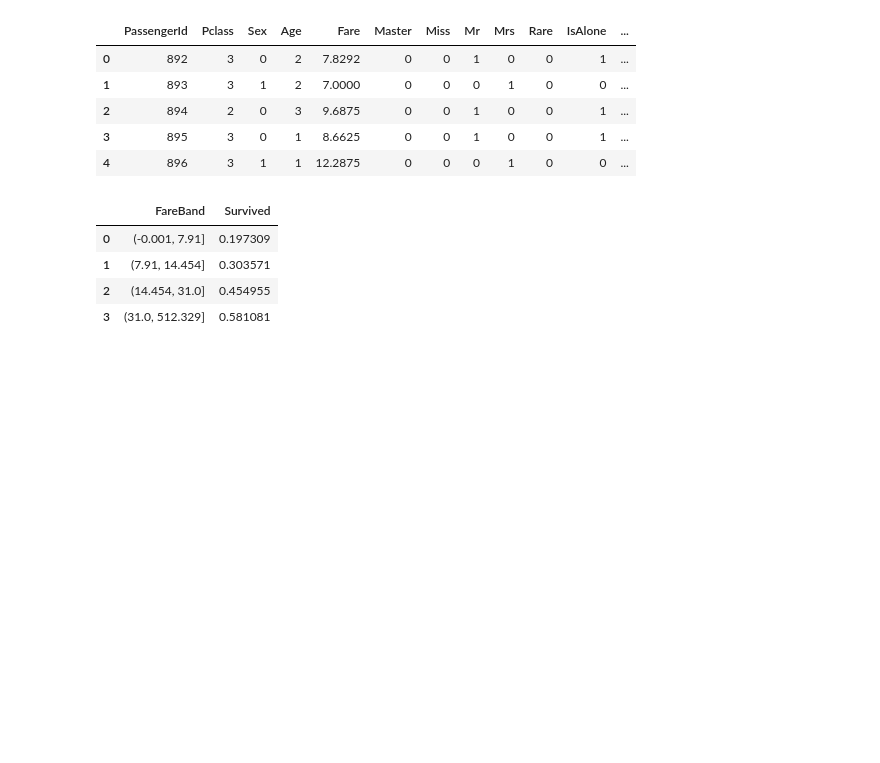
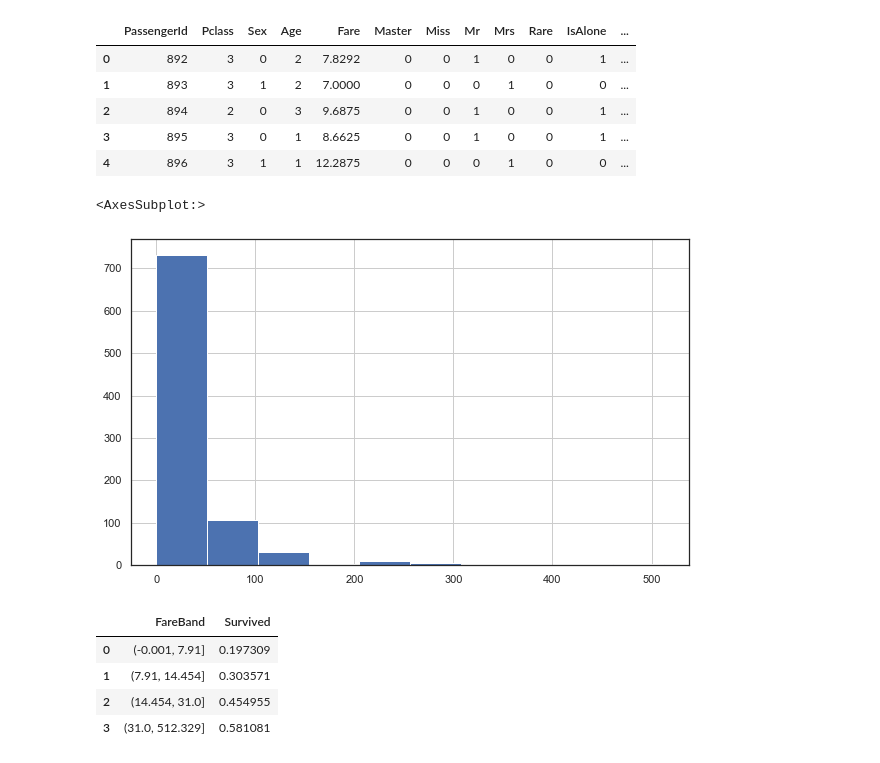
Before and after one commit to afo/data-x_prague, a Jupyter notebook: 04-tools-prediction-titanic/titanic.ipynb, the cells around one changed output. Drawn from its saved outputs; the diff is of its cells as text; code cells hidden in the pictures; blank space fills up the shorter version.

```diff
--- a/04-tools-prediction-titanic/titanic.ipynb
+++ b/04-tools-prediction-titanic/titanic.ipynb
@@ -883,6 +833,11 @@ test_df.head()
 | 2 | 894 | 2 | 0 | 3 | 9.6875 | 0 | 0 | 1 | 0 | 0 | 1 | ... |
 | 3 | 895 | 3 | 0 | 1 | 8.6625 | 0 | 0 | 1 | 0 | 0 | 1 | ... |
 | 4 | 896 | 3 | 1 | 1 | 12.2875 | 0 | 0 | 0 | 1 | 0 | 0 | ... |
+# %%
+train_df['Fare'].hist()
+# %% [output]
+<AxesSubplot:>
+[figure, added]
 # %%
 # q cut will find ranges equal to the quartile of the data
 
```
Also changed, not shown: parts of 54 cells of this notebook, 14 other files.
